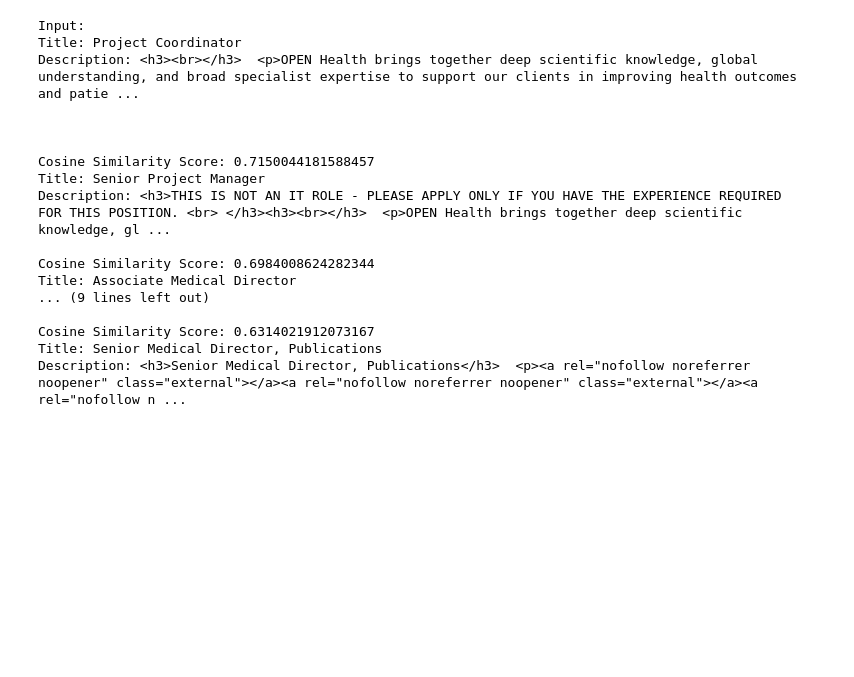
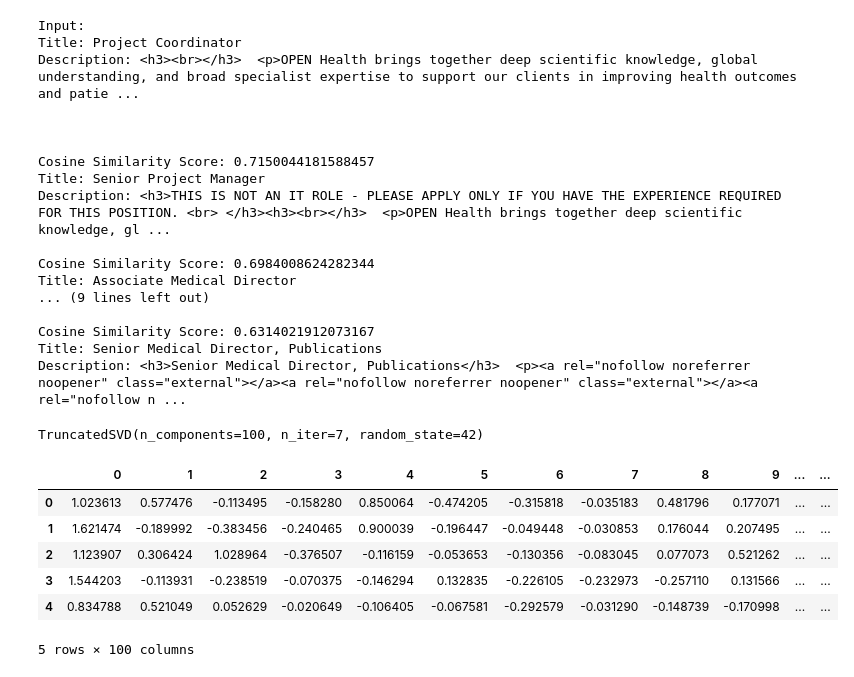
Before and after one commit to eloukas/job-recommendation-system, a Jupyter notebook: recommend_jobs.ipynb, the cells around one changed output. Saved outputs shown, nothing was run; the diff lists cells and outputs as text; code cells hidden in the pictures; blank space fills up the shorter version.

```diff
--- a/recommend_jobs.ipynb
+++ b/recommend_jobs.ipynb
@@ -142,3 +154,8 @@ Title: Associate Medical Director
 Cosine Similarity Score: 0.6314021912073167
 Title: Senior Medical Director, Publications
 Description: <h3>Senior Medical Director, Publications</h3>  <p><a rel="nofollow noreferrer noopener" class="external"></a><a rel="nofollow noreferrer noopener" class="external"></a><a rel="nofollow n ...
+# %%
+svd = TruncatedSVD(n_components=100, n_iter=7, random_state=42)
+svd.fit(train_dataset_to_process)
+# %% [output]
+TruncatedSVD(n_components=100, n_iter=7, random_state=42)
@@ -144,0 +166,2 @@ Description: <h3>Senior Medical Director, Publications</h3>  <p><a rel="nofollow
+# %%
+train_dataset_reduced_dims = pd.DataFrame(svd.transform(train_dataset_to_process))
@@ -144,0 +170,10 @@ Description: <h3>Senior Medical Director, Publications</h3>  <p><a rel="nofollow
+# %%
+train_dataset_reduced_dims.head()
+# %% [output]
+|  | 0 | 1 | 2 | 3 | 4 | 5 | 6 | 7 | 8 | 9 | ... | ... |
+| 0 | 1.023613 | 0.577476 | -0.113495 | -0.158280 | 0.850064 | -0.474205 | -0.315818 | -0.035183 | 0.481796 | 0.177071 | ... | ... |
+| 1 | 1.621474 | -0.189992 | -0.383456 | -0.240465 | 0.900039 | -0.196447 | -0.049448 | -0.030853 | 0.176044 | 0.207495 | ... | ... |
+| 2 | 1.123907 | 0.306424 | 1.028964 | -0.376507 | -0.116159 | -0.053653 | -0.130356 | -0.083045 | 0.077073 | 0.521262 | ... | ... |
+| 3 | 1.544203 | -0.113931 | -0.238519 | -0.070375 | -0.146294 | 0.132835 | -0.226105 | -0.232973 | -0.257110 | 0.131566 | ... | ... |
+| 4 | 0.834788 | 0.521049 | 0.052629 | -0.020649 | -0.106405 | -0.067581 | -0.292579 | -0.031290 | -0.148739 | -0.170998 | ... | ... |
+5 rows × 100 columns
```
Also changed, not shown: parts of 9 cells of this notebook, 2 other files.
